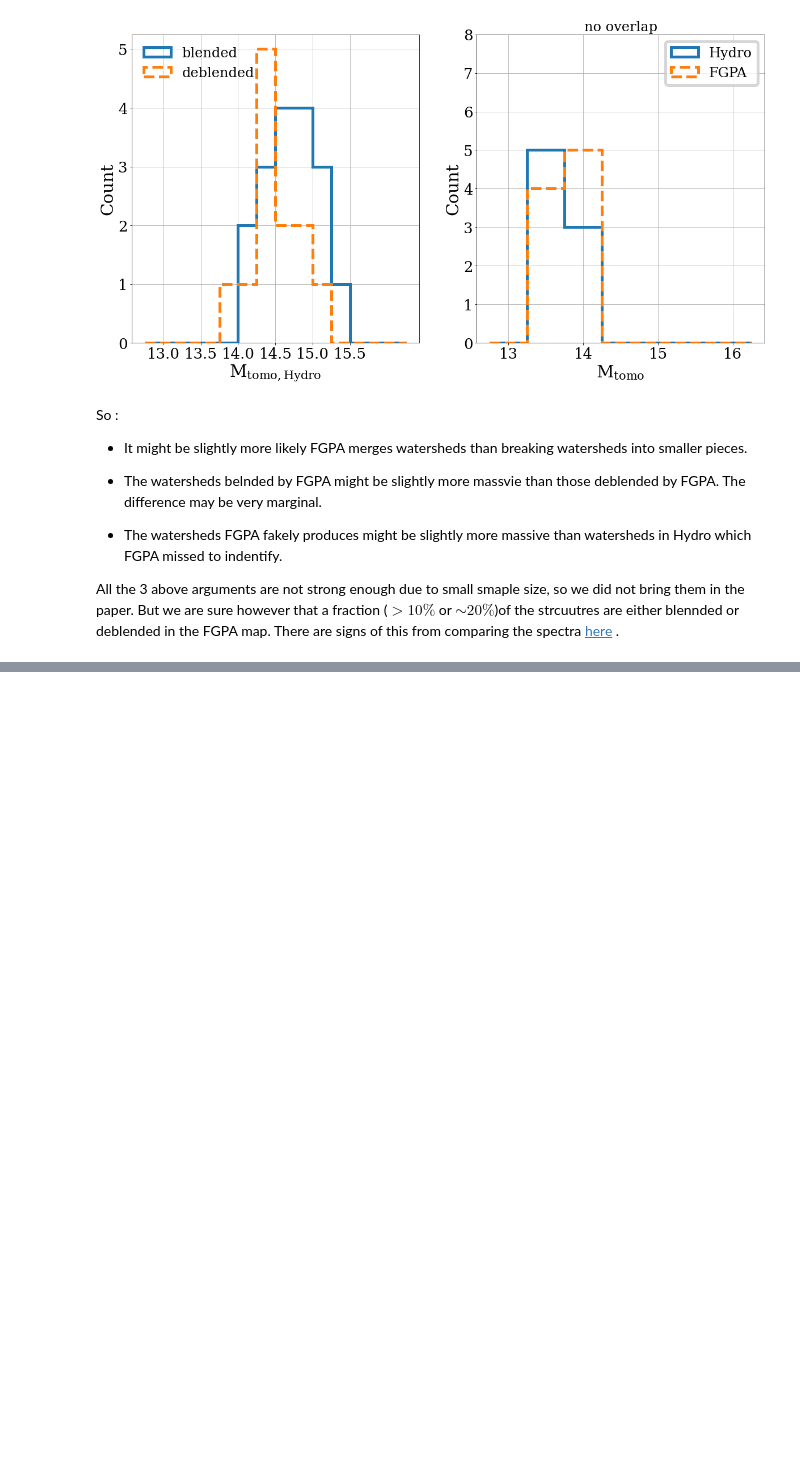
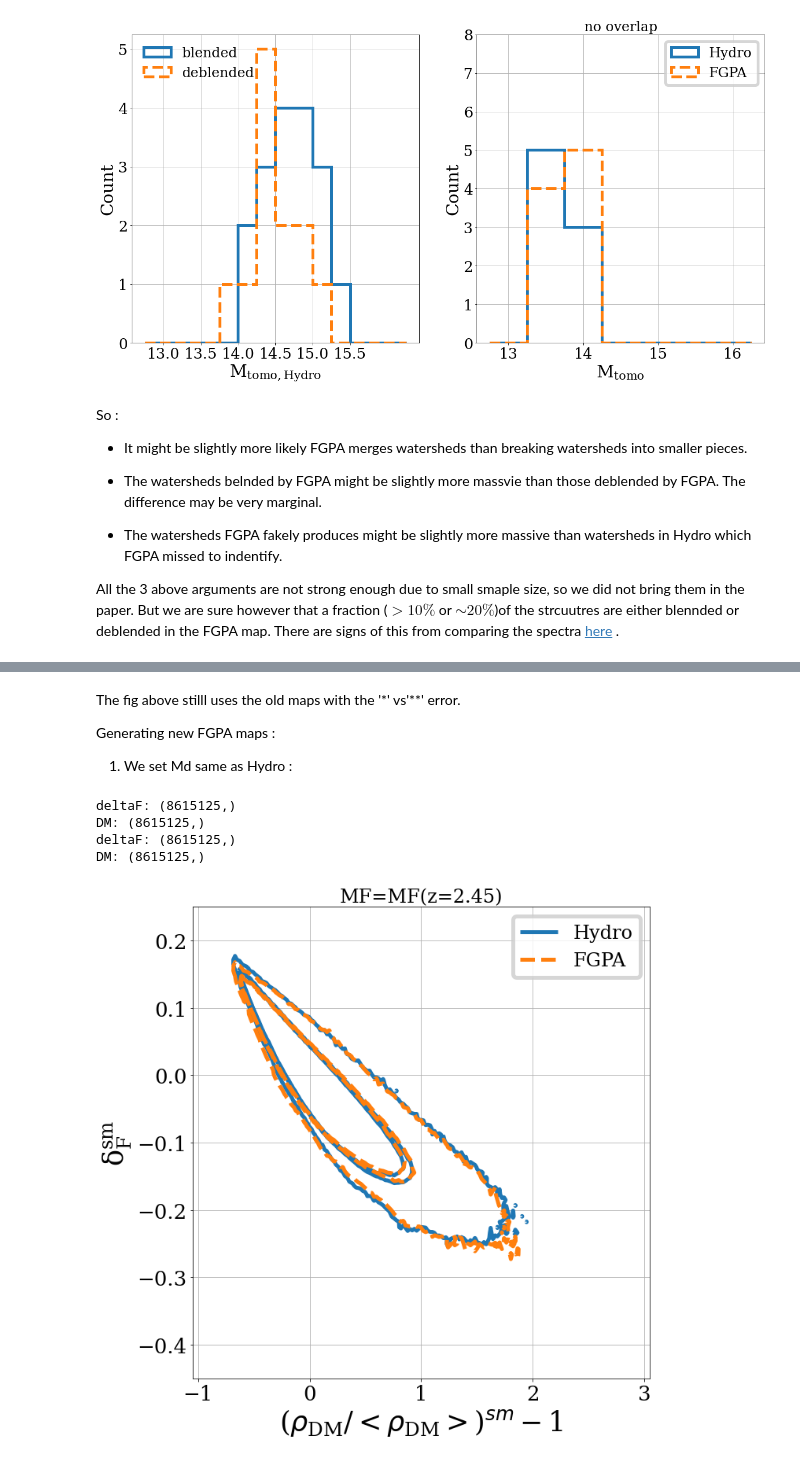
Before and after one commit to qezlou/LyTomo_Watershed, a Jupyter notebook: FGPA_Hydro.ipynb, the cells around one changed output, grey strips where cells are left out. Cells and saved outputs as stored; diff of their text form; code cells hidden in the pictures; blank space fills up the shorter version.

```diff
--- a/FGPA_Hydro.ipynb
+++ b/FGPA_Hydro.ipynb
@@ -617,0 +752,26 @@ All the 3 above arguments are not strong enough due to small smaple size, so we
+# %% [markdown]
+The fig above stilll uses the old maps with the '*' vs'**' error.
+
+Generating new FGPA maps :
+
+1. We set Md same as Hydro :
+# %%
+fig, ax= plt.subplots(1,1)
+import os
+data_dir = '/run/media/mahdi/HD2/Lya/LyTomo_data/'
+deltaF_rhoDM_contours(fig, ax, sigma=4, DM_file=os.path.join(data_dir,'DM_Density_field/TNG_DM_z2.4.hdf5'),
+                      deltaF_file=os.path.join(data_dir,'noiseless_maps/map_TNG_true_1.0_z2.4.hdf5'),
+                      label='Hydro')
+
+deltaF_rhoDM_contours(fig, ax, sigma=4,DM_file=os.path.join(data_dir,'DM_Density_field/TNG_DM_z2.4.hdf5'),
+                      F_file=os.path.join('/run/media/mahdi/HD2/simulations/TNG300-1/postprocessing/FGPA/densfield/FGPA_z2.4_1.0.hdf5'), ls='--',
+                      color='C1', label='FGPA')
+ax.set_title('MF=MF(z=2.45)')
+fig.tight_layout()
+#fig.savefig('./figures/FGPA_Hydro_field.pdf')
+# %% [output]
+deltaF: (8615125,)
+DM: (8615125,)
+deltaF: (8615125,)
+DM: (8615125,)
+[figure, added]
```
Also changed, not shown: parts of 16 cells of this notebook, 32 other files.
